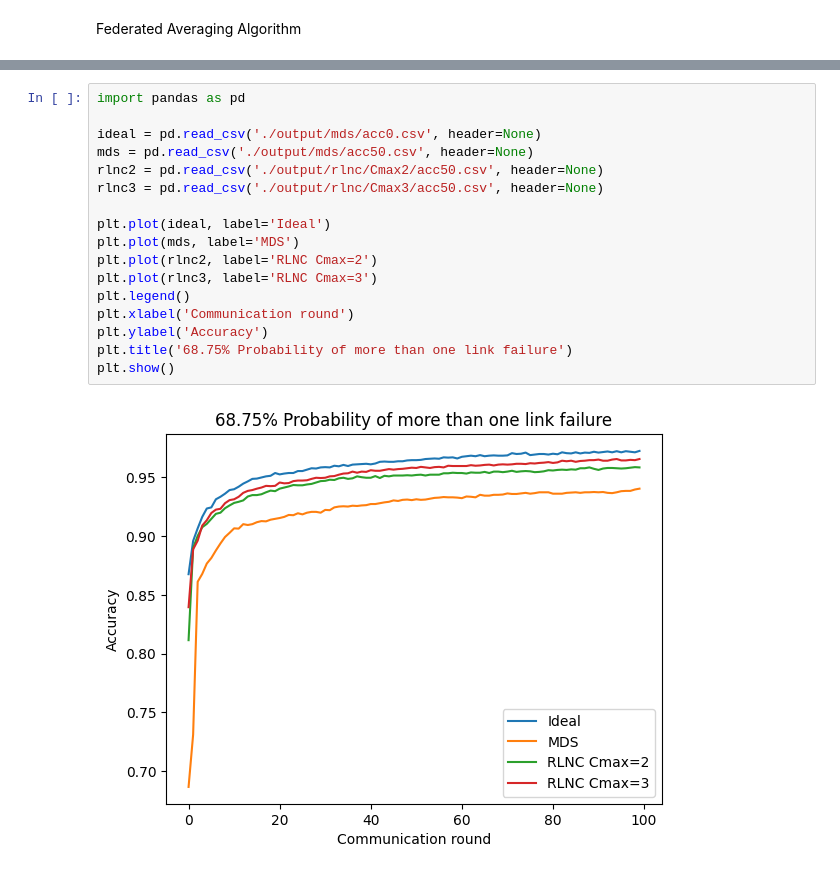
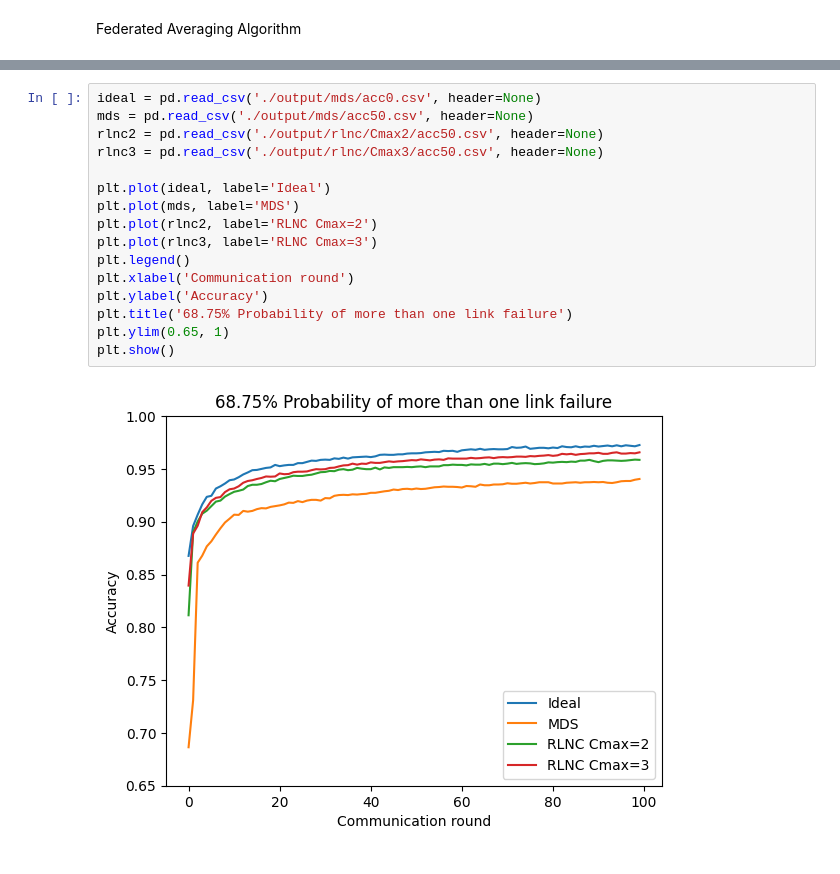
Before and after one commit to MdNaseerHussain/FedML, a Jupyter notebook: RLNC.ipynb, the cells around one changed output, grey strips where cells are left out. Drawn from its saved outputs; the diff is of its cells as text.

```diff
--- a/RLNC.ipynb
+++ b/RLNC.ipynb
@@ -305,19 +324,18 @@ np.savetxt("./output/rlnc/Cmax2/acc50.csv", accuracies50, delimiter=",")
 # %%
-import pandas as pd
-
 ideal = pd.read_csv('./output/mds/acc0.csv', header=None)
 mds = pd.read_csv('./output/mds/acc50.csv', header=None)
 rlnc2 = pd.read_csv('./output/rlnc/Cmax2/acc50.csv', header=None)
 rlnc3 = pd.read_csv('./output/rlnc/Cmax3/acc50.csv', header=None)
 
 plt.plot(ideal, label='Ideal')
 plt.plot(mds, label='MDS')
 plt.plot(rlnc2, label='RLNC Cmax=2')
 plt.plot(rlnc3, label='RLNC Cmax=3')
 plt.legend()
 plt.xlabel('Communication round')
 plt.ylabel('Accuracy')
 plt.title('68.75% Probability of more than one link failure')
+plt.ylim(0.65, 1)
 plt.show()
 # %% [output]
-[figure, old version]
+[figure, new version]
```
Also changed, not shown: parts of 6 cells of this notebook, 4 other files.
